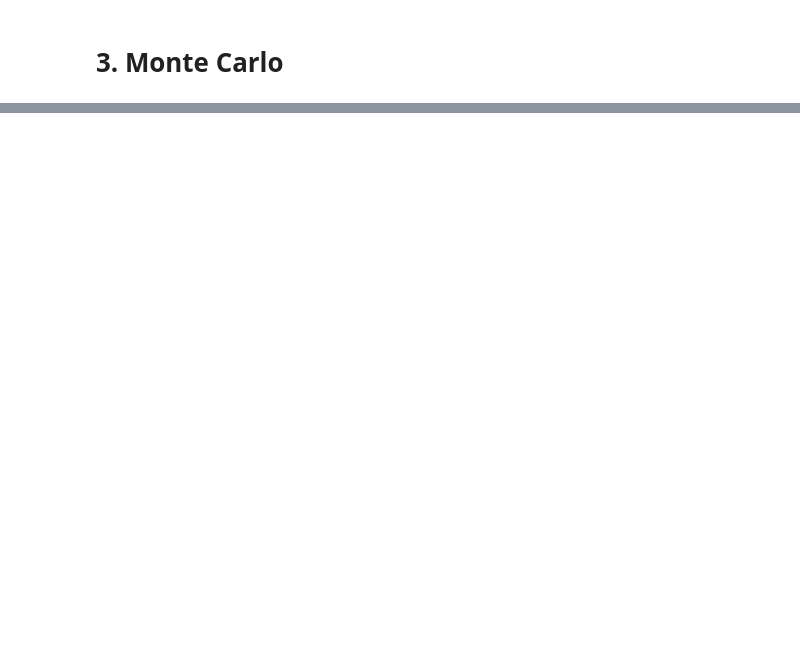
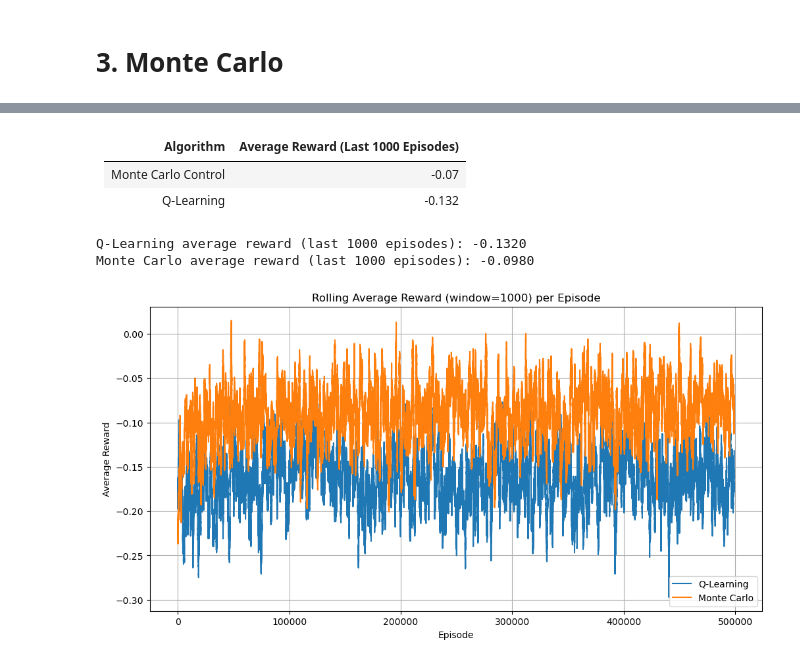
Before and after one commit to joanaramosrodrigues/ReinforcementLearning_Project, a Jupyter notebook: Blackjack.ipynb, the cells around one changed output, grey strips where cells are left out. Drawn from its saved outputs; the diff is of its cells as text; code cells hidden in the pictures; blank space fills up the shorter version.

```diff
--- a/Blackjack.ipynb
+++ b/Blackjack.ipynb
@@ -402,0 +618,34 @@ plt.show()
+# %% [markdown]
+| Algorithm           | Average Reward (Last 1000 Episodes) |
+|---------------------|--------------------------------------|
+| Monte Carlo Control | -0.07                                |
+| Q-Learning          | -0.132                               |
+# %%
+import numpy as np
+import matplotlib.pyplot as plt
+
+# Compute average reward over last 1000 episodes for both agents
+q_avg_reward = np.mean(returns[-1000:])
+mc_avg_reward = np.mean(mc_rewards[-1000:])
+
+print(f"Q-Learning average reward (last 1000 episodes): {q_avg_reward:.4f}")
+print(f"Monte Carlo average reward (last 1000 episodes): {mc_avg_reward:.4f}")
+
+# Plot rolling average reward with window size 1000 for smoother visualization
+window = 1000
+q_rolling_avg = np.convolve(returns, np.ones(window)/window, mode='valid')
+mc_rolling_avg = np.convolve(mc_rewards, np.ones(window)/window, mode='valid')
+
+plt.figure(figsize=(12,6))
+plt.plot(q_rolling_avg, label='Q-Learning')
+plt.plot(mc_rolling_avg, label='Monte Carlo')
+plt.title('Rolling Average Reward (window=1000) per Episode')
+plt.xlabel('Episode')
+plt.ylabel('Average Reward')
+plt.legend()
+plt.grid(True)
+plt.show()
+# %% [output]
+Q-Learning average reward (last 1000 episodes): -0.1320
+Monte Carlo average reward (last 1000 episodes): -0.0980
+[figure, added]
```
Also changed, not shown: parts of 37 cells of this notebook.
